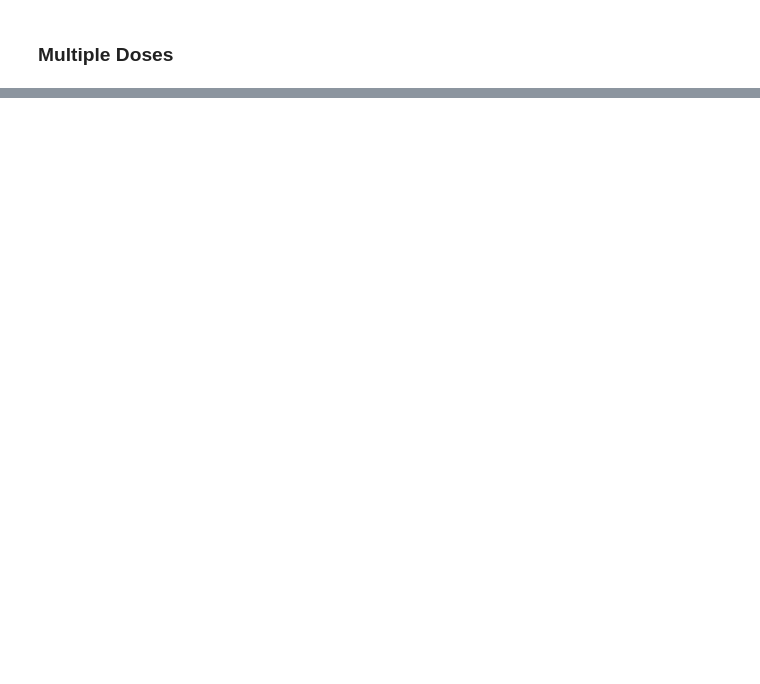
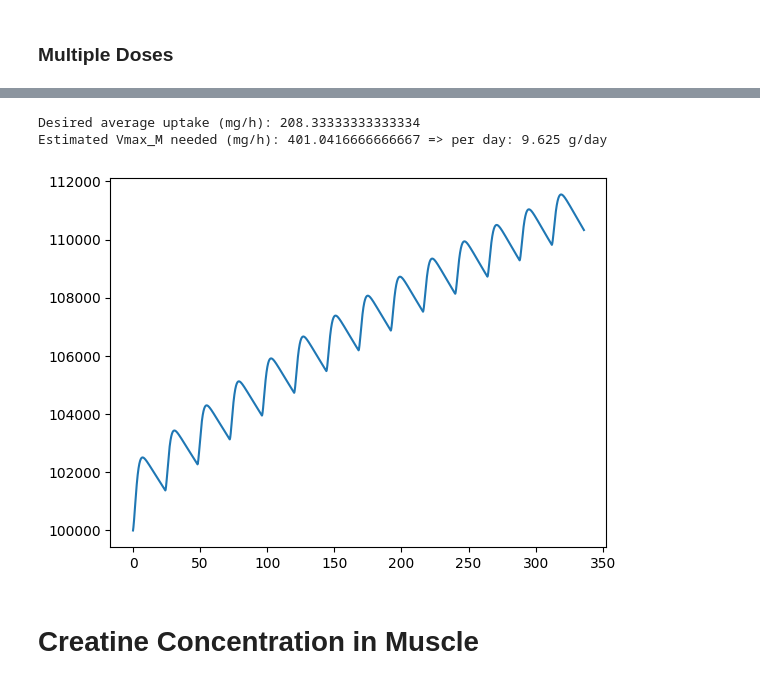
Before and after one commit to dropoftherain/Creatine_Saturation_Calculator, a Jupyter notebook: ODE_try.ipynb, the cells around one changed output, grey strips where cells are left out. Saved outputs shown, nothing was run; the diff lists cells and outputs as text; code cells hidden in the pictures; blank space fills up the shorter version.

```diff
--- a/ODE_try.ipynb
+++ b/ODE_try.ipynb
@@ -202,0 +315,27 @@ plt.show()
+# %%
+muscle_uptake = (V_max_M * C_P)/(K_M_M + C_P)
+# Calibration
+mol_weight = 131.13  # mg/mmol (molecular weight of creatine)
+
+# scenario inputs (edit)
+observed_gain_mg = 25000    # e.g. 25 g gained in muscle during loading
+loading_days = 5
+mean_C_P_during_loading = 80.0  # mg/L (estimate; increase with heavier loading)
+K_M_M = 74.0  # mg/L (literature-ish)
+
+# math
+desired_avg_uptake = observed_gain_mg / (loading_days * 24.0)  # mg/h
+Vmax_needed = desired_avg_uptake * (K_M_M + mean_C_P_during_loading) / mean_C_P_during_loading
+
+print("Desired average uptake (mg/h):", desired_avg_uptake)
+print("Estimated Vmax_M needed (mg/h):", Vmax_needed, "=> per day:", Vmax_needed*24/1000, "g/day")
+# %% [output]
+Desired average uptake (mg/h): 208.33333333333334
+Estimated Vmax_M needed (mg/h): 401.0416666666667 => per day: 9.625 g/day
+# %%
+plt.plot(concatenated_time, X_M_sol, label='Muscle amount (X_M)')
+plt.show()
+# %% [output]
+[figure, added]
+# %% [markdown]
+# Creatine Concentration in Muscle
```
Also changed, not shown: parts of 12 cells of this notebook, 2 other files.
